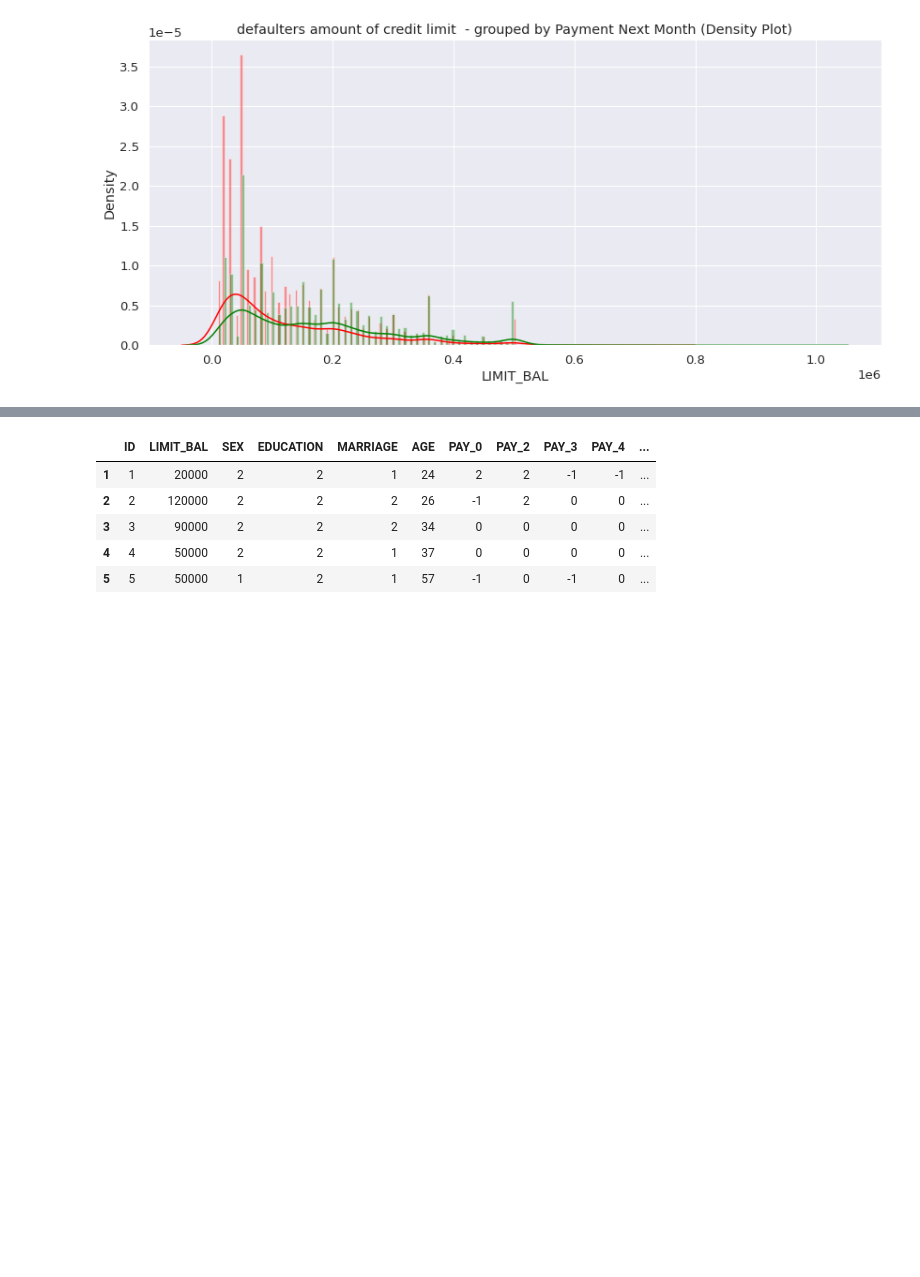
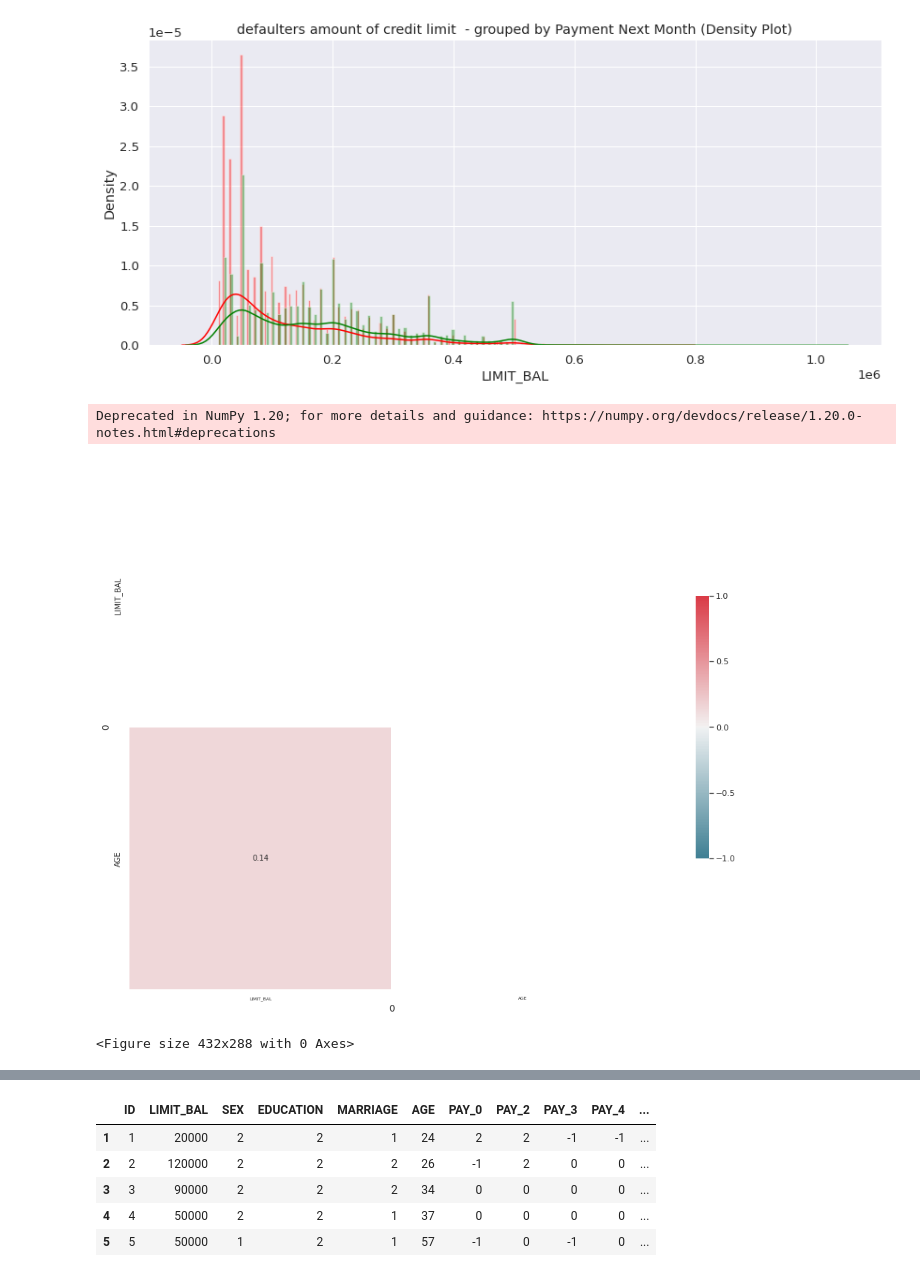
Before and after one commit to sagar26398/Credit-Card-Default-Prediction, a Jupyter notebook: Credit_Card_Default_Prediction_Capstone_Project.ipynb, the cells around one changed output, grey strips where cells are left out. Cells and saved outputs as stored; diff of their text form; code cells hidden in the pictures; blank space fills up the shorter version.

```diff
--- a/Credit_Card_Default_Prediction_Capstone_Project.ipynb
+++ b/Credit_Card_Default_Prediction_Capstone_Project.ipynb
@@ -346,3 +365,24 @@ sns.distplot(class_0,kde=True,bins=200, color="green")
 plt.savefig('Fig - Density plot LIMIT_BAL grouped by label.png')
 # %% [output]
 [figure]
+# %%
+# Correlation matrix
+sns.set(style="white", font_scale=1)
+numeric = ['LIMIT_BAL','AGE','BILL_AMT1','BILL_AMT2','BILL_AMT3', 'BILL_AMT4', 'BILL_AMT5', 'BILL_AMT6', 'PAY_AMT1','PAY_AMT2', 'PAY_AMT3', 'PAY_AMT4', 'PAY_AMT5', 'PAY_AMT6']
+corr = df[numeric].corr() # .corr is used to find corelation
+
+mask = np.triu(np.ones_like(corr, dtype=np.bool))
+f, ax = plt.subplots(figsize=(20, 13))
+cmap = sns.diverging_palette(220, 10, as_cmap=True)
+ax=sns.heatmap(corr, mask=mask, vmax=1, vmin=-1, center=0,
+            square=True, linewidths=.5, cmap=cmap, cbar_kws={"shrink": .5}, annot=True, annot_kws={"size": 10})
+cbar=ax.collections[0].colorbar
+cbar.set_ticks([-1, -0.50, 0, 0.50, 1])
+plt.xticks(fontsize=6)
+plt.yticks(fontsize=10)
+plt.show()
+plt.savefig('Fig - Correlation matrix by means of the Pearson’s coefficient for all feature pairs.png')
+# %% [output]
+Deprecated in NumPy 1.20; for more details and guidance: https://numpy.org/devdocs/release/1.20.0-notes.html#deprecations
+[figure, added]
+<Figure size 432x288 with 0 Axes>
```
Also changed, not shown: parts of 93 cells of this notebook.
